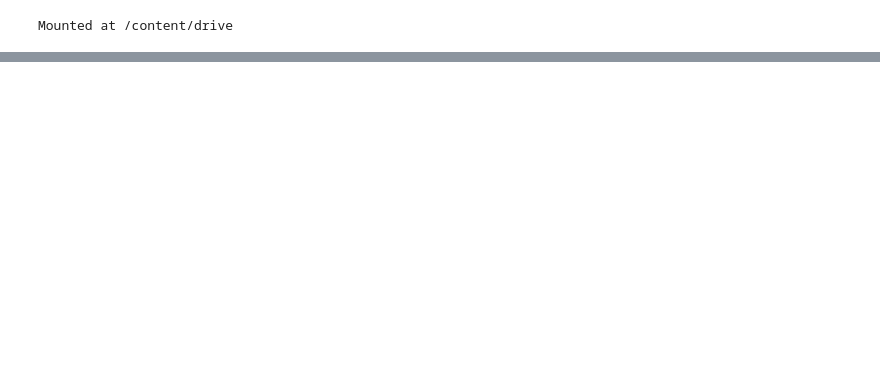
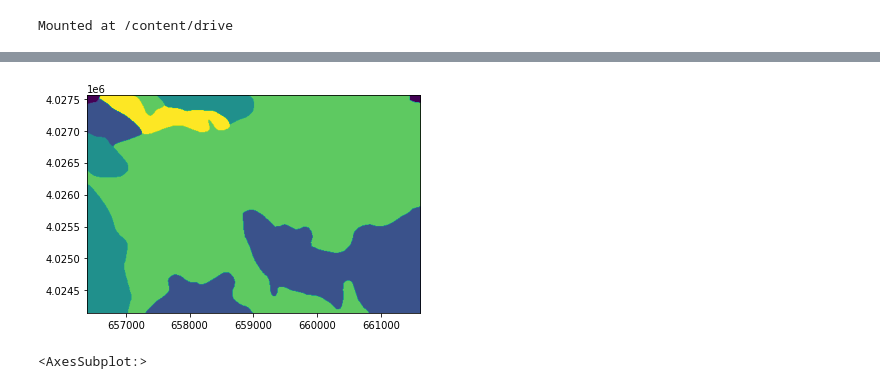
Before and after one commit to c-labropoulos/NN-for-lithological-segmentation, a Jupyter notebook: toRaster.ipynb, the cells around one changed output, grey strips where cells are left out. Cells and saved outputs as stored; diff of their text form; code cells hidden in the pictures; blank space fills up the shorter version.

```diff
--- a/toRaster.ipynb
+++ b/toRaster.ipynb
@@ -90,0 +93,9 @@ with rasterio.open(
+# %%
+rst_path='/content/drive/MyDrive/raster_to_be_used/Anafi_rasterized_vector.tif'
+from osgeo import gdal
+raster = rasterio.open(rst_path)
+#raster.RasterCount
+show(raster)
+# %% [output]
+[figure, added]
+<AxesSubplot:>
```
Also changed, not shown: parts of 7 cells of this notebook.
